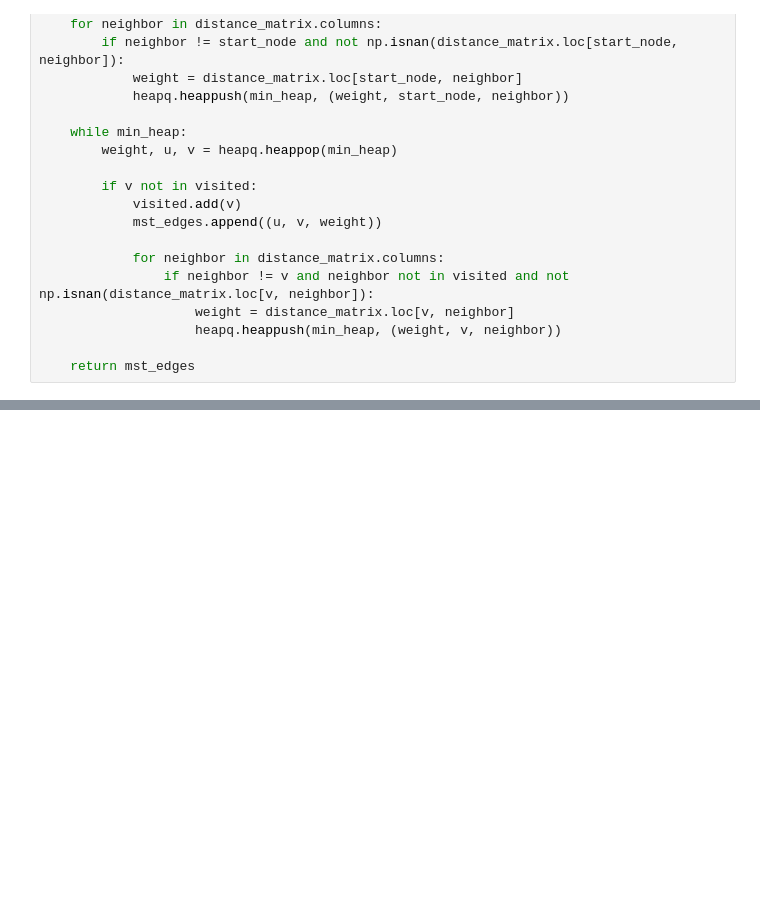
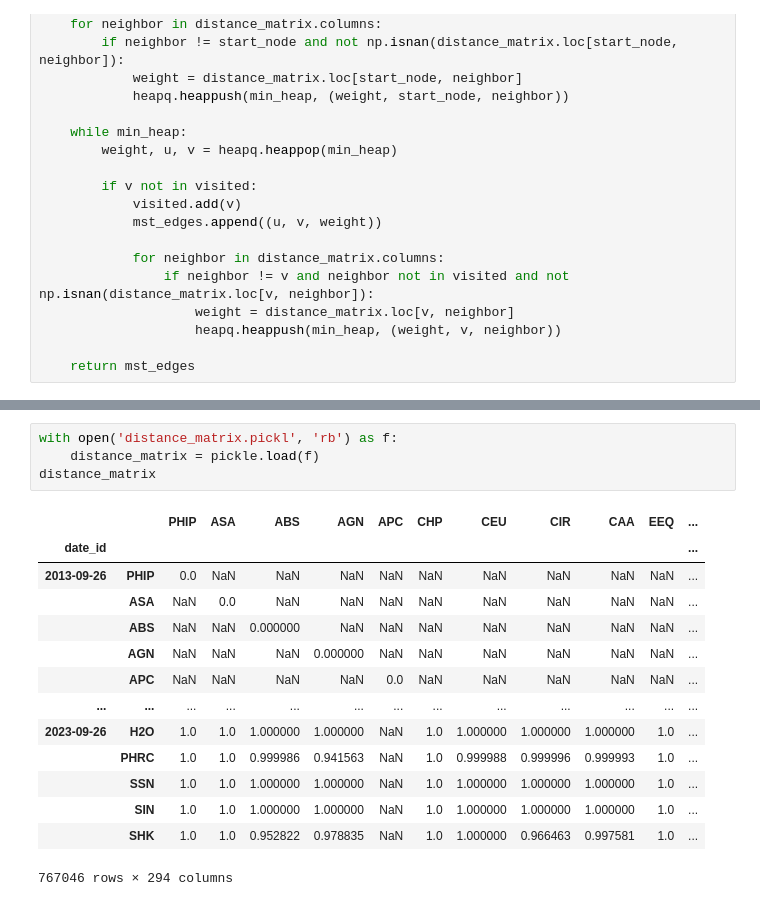
Before and after one commit to donnafaithhh/PSE-Work, a Jupyter notebook: DFTG New Data Processing.ipynb, the cells around one changed output, grey strips where cells are left out. Drawn from its saved outputs; the diff is of its cells as text; blank space fills up the shorter version.

```diff
--- a/DFTG New Data Processing.ipynb
+++ b/DFTG New Data Processing.ipynb
@@ -266,0 +280,19 @@ for i in range(0, len(covar_matrix.index), skips):
+# %%
+with open('distance_matrix.pickl', 'rb') as f:
+    distance_matrix = pickle.load(f)
+distance_matrix
+# %% [output]
+|  |  | PHIP | ASA | ABS | AGN | APC | CHP | CEU | CIR | CAA | EEQ | ... |
+| date_id |  |  |  |  |  |  |  |  |  |  |  | ... |
+| 2013-09-26 | PHIP | 0.0 | NaN | NaN | NaN | NaN | NaN | NaN | NaN | NaN | NaN | ... |
+|  | ASA | NaN | 0.0 | NaN | NaN | NaN | NaN | NaN | NaN | NaN | NaN | ... |
+|  | ABS | NaN | NaN | 0.000000 | NaN | NaN | NaN | NaN | NaN | NaN | NaN | ... |
+|  | AGN | NaN | NaN | NaN | 0.000000 | NaN | NaN | NaN | NaN | NaN | NaN | ... |
+|  | APC | NaN | NaN | NaN | NaN | 0.0 | NaN | NaN | NaN | NaN | NaN | ... |
+| ... | ... | ... | ... | ... | ... | ... | ... | ... | ... | ... | ... | ... |
+| 2023-09-26 | H2O | 1.0 | 1.0 | 1.000000 | 1.000000 | NaN | 1.0 | 1.000000 | 1.000000 | 1.000000 | 1.0 | ... |
+|  | PHRC | 1.0 | 1.0 | 0.999986 | 0.941563 | NaN | 1.0 | 0.999988 | 0.999996 | 0.999993 | 1.0 | ... |
+|  | SSN | 1.0 | 1.0 | 1.000000 | 1.000000 | NaN | 1.0 | 1.000000 | 1.000000 | 1.000000 | 1.0 | ... |
+|  | SIN | 1.0 | 1.0 | 1.000000 | 1.000000 | NaN | 1.0 | 1.000000 | 1.000000 | 1.000000 | 1.0 | ... |
+|  | SHK | 1.0 | 1.0 | 0.952822 | 0.978835 | NaN | 1.0 | 1.000000 | 0.966463 | 0.997581 | 1.0 | ... |
+767046 rows × 294 columns
```
Also changed, not shown: parts of 13 cells of this notebook.
